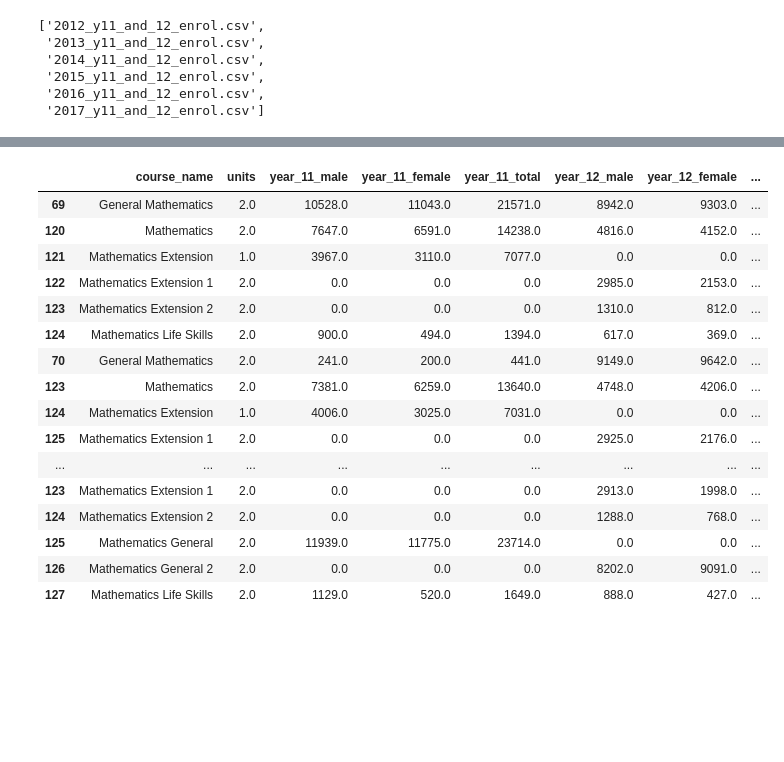
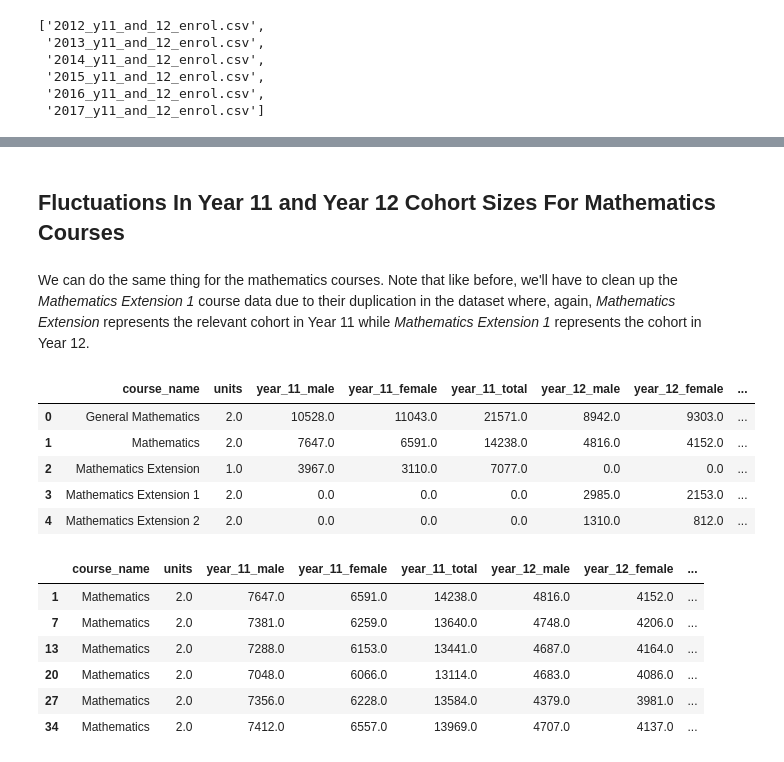
Before and after one commit to jasonha97/NSW-HSC-Analytics, a Jupyter notebook: NSW HSC Analytics.ipynb, the cells around one changed output, grey strips where cells are left out. Saved outputs shown, nothing was run; the diff lists cells and outputs as text; code cells hidden in the pictures; blank space fills up the shorter version.

```diff
--- a/NSW HSC Analytics.ipynb
+++ b/NSW HSC Analytics.ipynb
@@ -514,21 +638,26 @@ Doing the same thing for the mathematics courses
+# %% [markdown]
+<h2>Fluctuations In Year 11 and Year 12 Cohort Sizes For Mathematics Courses</h2>
+# %% [markdown]
+We can do the same thing for the mathematics courses. Note that like before, we'll have to clean up the <i>Mathematics Extension 1</i> course data due to their duplication in the dataset where, again, <i>Mathematics Extension</i> represents the relevant cohort in Year 11 while <i>Mathematics Extension 1</i> represents the cohort in Year 12.
 # %%
-df_math = df_stem[df_stem['course_name'].str.contains("Mathematics")]
-df_math
+# Extracting all math courses from the stem set:
+df_math = df_stem[df_stem['course_name'].str.contains("Mathematics")].reset_index(drop=True)
+df_math.head()
 # %% [output]
 |  | course_name | units | year_11_male | year_11_female | year_11_total | year_12_male | year_12_female | ... |
-| 69 | General Mathematics | 2.0 | 10528.0 | 11043.0 | 21571.0 | 8942.0 | 9303.0 | ... |
-| 120 | Mathematics | 2.0 | 7647.0 | 6591.0 | 14238.0 | 4816.0 | 4152.0 | ... |
-| 121 | Mathematics Extension | 1.0 | 3967.0 | 3110.0 | 7077.0 | 0.0 | 0.0 | ... |
-| 122 | Mathematics Extension 1 | 2.0 | 0.0 | 0.0 | 0.0 | 2985.0 | 2153.0 | ... |
-| 123 | Mathematics Extension 2 | 2.0 | 0.0 | 0.0 | 0.0 | 1310.0 | 812.0 | ... |
-| 124 | Mathematics Life Skills | 2.0 | 900.0 | 494.0 | 1394.0 | 617.0 | 369.0 | ... |
-| 70 | General Mathematics | 2.0 | 241.0 | 200.0 | 441.0 | 9149.0 | 9642.0 | ... |
-| 123 | Mathematics | 2.0 | 7381.0 | 6259.0 | 13640.0 | 4748.0 | 4206.0 | ... |
-| 124 | Mathematics Extension | 1.0 | 4006.0 | 3025.0 | 7031.0 | 0.0 | 0.0 | ... |
-| 125 | Mathematics Extension 1 | 2.0 | 0.0 | 0.0 | 0.0 | 2925.0 | 2176.0 | ... |
-| ... | ... | ... | ... | ... | ... | ... | ... | ... |
-| 123 | Mathematics Extension 1 | 2.0 | 0.0 | 0.0 | 0.0 | 2913.0 | 1998.0 | ... |
-| 124 | Mathematics Extension 2 | 2.0 | 0.0 | 0.0 | 0.0 | 1288.0 | 768.0 | ... |
-| 125 | Mathematics General | 2.0 | 11939.0 | 11775.0 | 23714.0 | 0.0 | 0.0 | ... |
-| 126 | Mathematics General 2 | 2.0 | 0.0 | 0.0 | 0.0 | 8202.0 | 9091.0 | ... |
-| 127 | Mathematics Life Skills | 2.0 | 1129.0 | 520.0 | 1649.0 | 888.0 | 427.0 | ... |
+| 0 | General Mathematics | 2.0 | 10528.0 | 11043.0 | 21571.0 | 8942.0 | 9303.0 | ... |
+| 1 | Mathematics | 2.0 | 7647.0 | 6591.0 | 14238.0 | 4816.0 | 4152.0 | ... |
+| 2 | Mathematics Extension | 1.0 | 3967.0 | 3110.0 | 7077.0 | 0.0 | 0.0 | ... |
+| 3 | Mathematics Extension 1 | 2.0 | 0.0 | 0.0 | 0.0 | 2985.0 | 2153.0 | ... |
+| 4 | Mathematics Extension 2 | 2.0 | 0.0 | 0.0 | 0.0 | 1310.0 | 812.0 | ... |
+# %%
+df_math_2u = df_math[df_math['course_name'].str.contains("Mathematics") & ~df_math['course_name'].str.contains("Extension|General|Life|Skills")]
+df_math_2u
+# %% [output]
+|  | course_name | units | year_11_male | year_11_female | year_11_total | year_12_male | year_12_female | ... |
+| 1 | Mathematics | 2.0 | 7647.0 | 6591.0 | 14238.0 | 4816.0 | 4152.0 | ... |
+| 7 | Mathematics | 2.0 | 7381.0 | 6259.0 | 13640.0 | 4748.0 | 4206.0 | ... |
+| 13 | Mathematics | 2.0 | 7288.0 | 6153.0 | 13441.0 | 4687.0 | 4164.0 | ... |
+| 20 | Mathematics | 2.0 | 7048.0 | 6066.0 | 13114.0 | 4683.0 | 4086.0 | ... |
+| 27 | Mathematics | 2.0 | 7356.0 | 6228.0 | 13584.0 | 4379.0 | 3981.0 | ... |
+| 34 | Mathematics | 2.0 | 7412.0 | 6557.0 | 13969.0 | 4707.0 | 4137.0 | ... |
```
Also changed, not shown: parts of 22 cells of this notebook.
